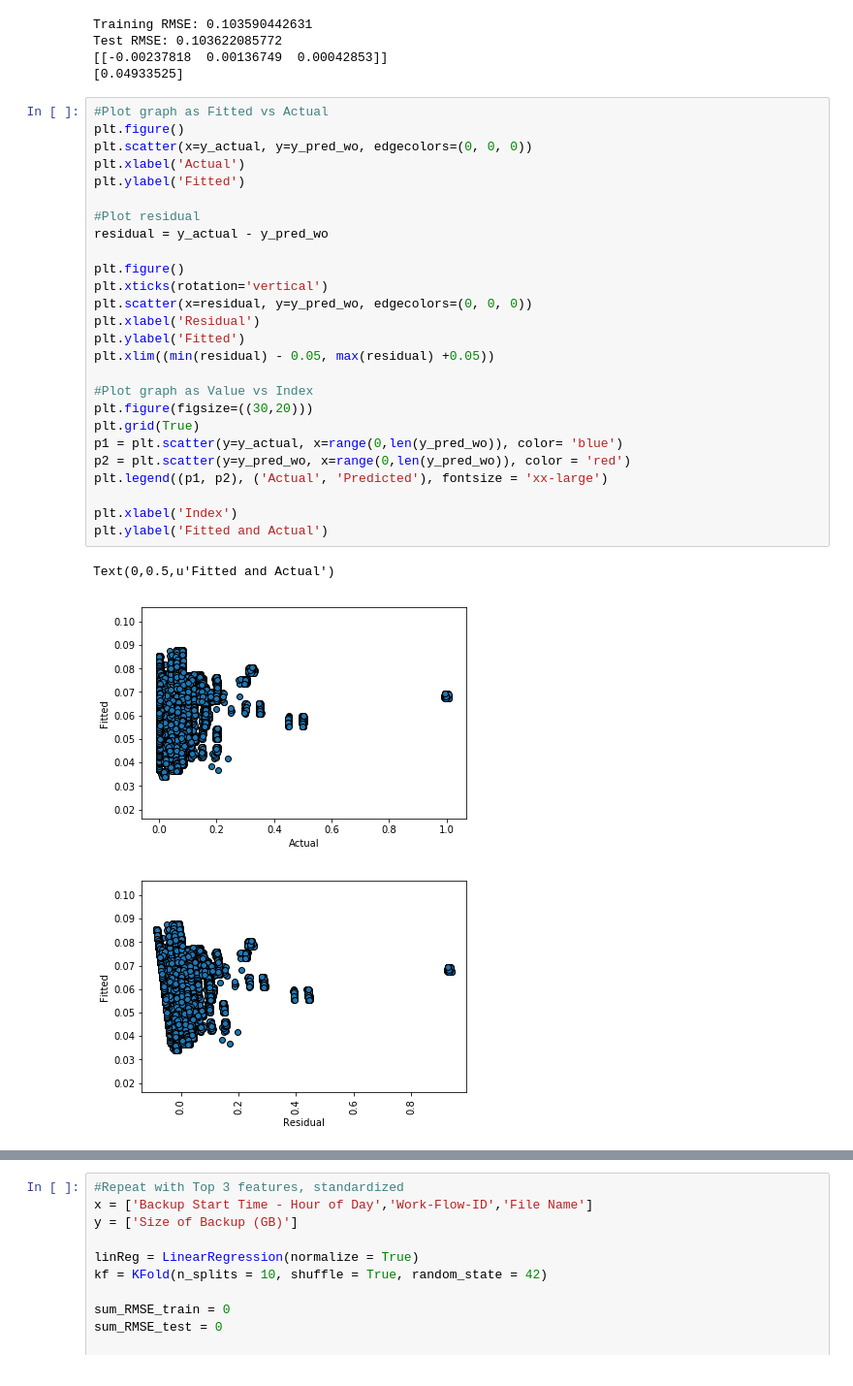
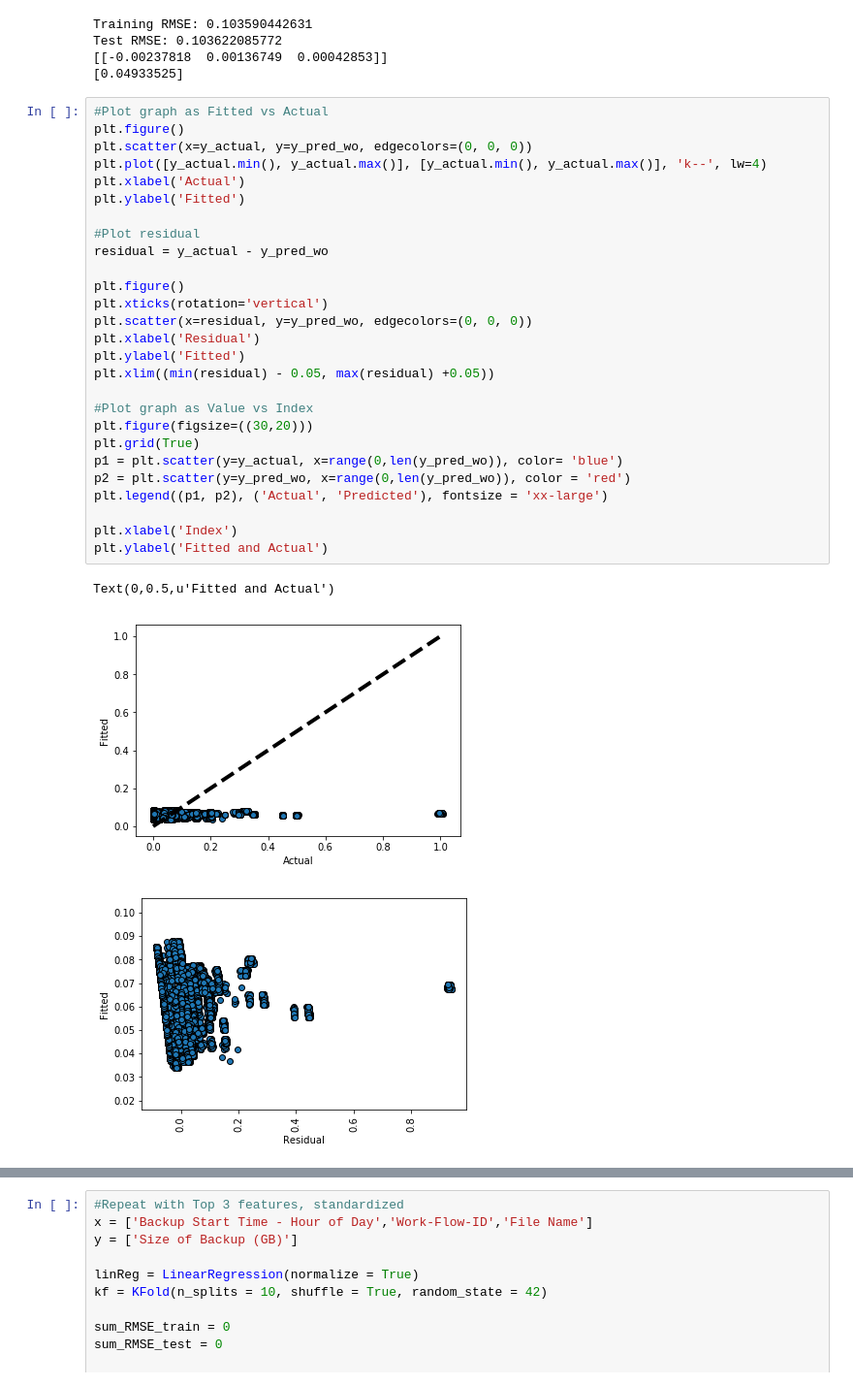
Before and after one commit to Jas-Jess/ee219, a Jupyter notebook: Project 4/Project 4 Part 1, Part 2a, e.ipynb, the cells around one changed output, grey strips where cells are left out. Shown at 97% size. Cells and saved outputs as stored; diff of their text form.

Commit message:
Added plots and additional details to plot

```diff
--- a/Project 4/Project 4 Part 1, Part 2a, e.ipynb
+++ b/Project 4/Project 4 Part 1, Part 2a, e.ipynb
@@ -387,32 +389,33 @@ Test RMSE: 0.103622085772
 # %%
 #Plot graph as Fitted vs Actual
 plt.figure()
 plt.scatter(x=y_actual, y=y_pred_wo, edgecolors=(0, 0, 0))
+plt.plot([y_actual.min(), y_actual.max()], [y_actual.min(), y_actual.max()], 'k--', lw=4)
 plt.xlabel('Actual')
 plt.ylabel('Fitted')
 
 #Plot residual
 residual = y_actual - y_pred_wo
 
 plt.figure()
 plt.xticks(rotation='vertical')
 plt.scatter(x=residual, y=y_pred_wo, edgecolors=(0, 0, 0))
 plt.xlabel('Residual')
 plt.ylabel('Fitted')
 plt.xlim((min(residual) - 0.05, max(residual) +0.05))
 
 #Plot graph as Value vs Index
 plt.figure(figsize=((30,20)))
 plt.grid(True)
 p1 = plt.scatter(y=y_actual, x=range(0,len(y_pred_wo)), color= 'blue')
 p2 = plt.scatter(y=y_pred_wo, x=range(0,len(y_pred_wo)), color = 'red')
 plt.legend((p1, p2), ('Actual', 'Predicted'), fontsize = 'xx-large')
 
 plt.xlabel('Index')
 plt.ylabel('Fitted and Actual')
 # %% [output]
 Text(0,0.5,u'Fitted and Actual')
-[figure, old version]
+[figure, new version]
 [figure]
 [figure]
 # %%
```
Also changed, not shown: parts of 12 cells of this notebook.
